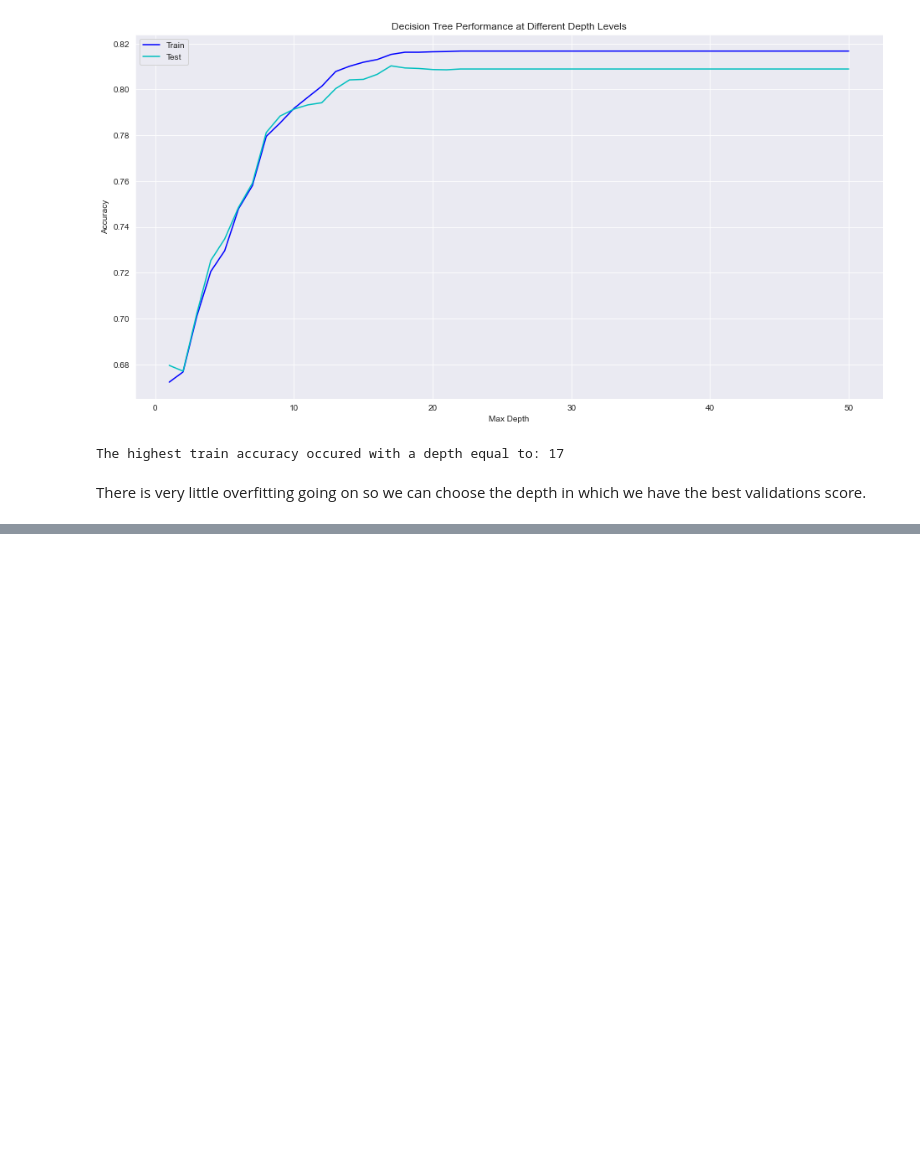
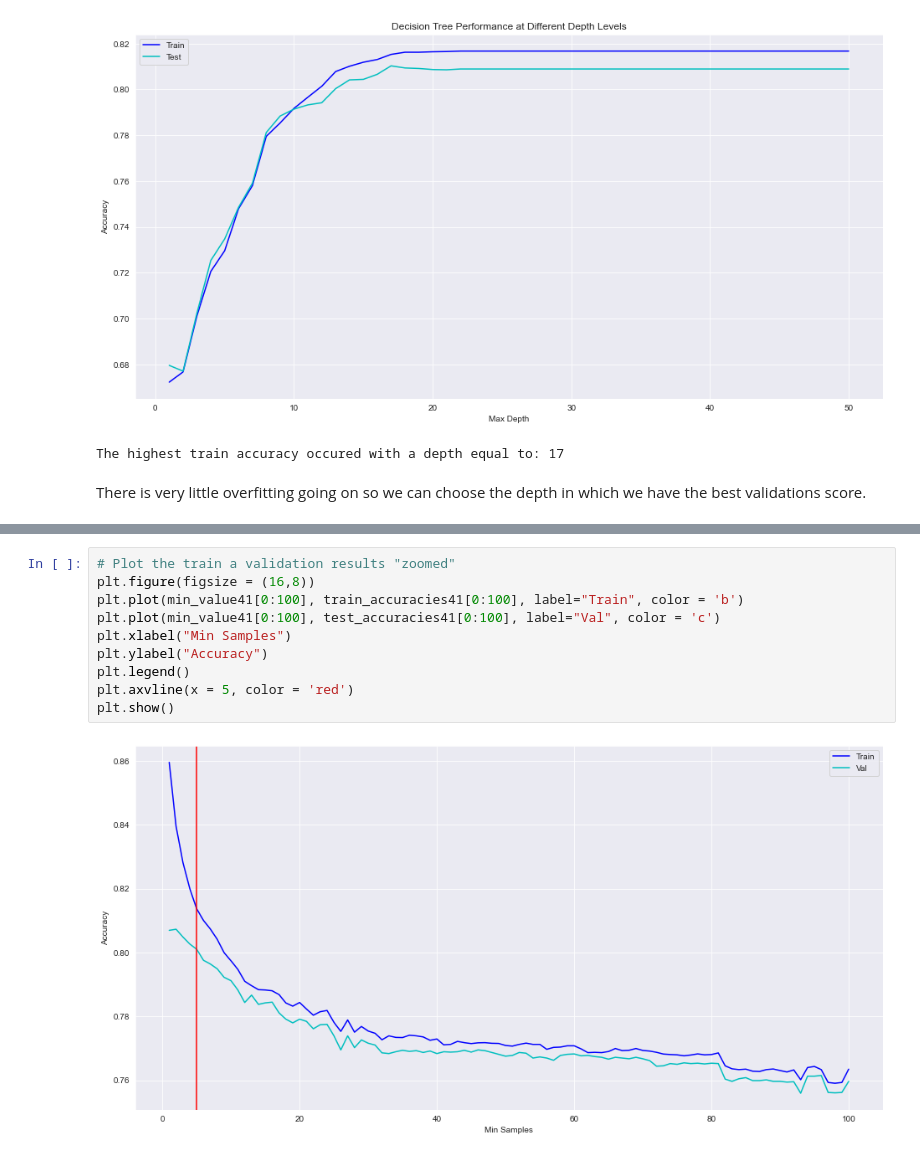
Before and after one commit to JordanFortney/recruitmentTargetsML, a Jupyter notebook: hrAnalytics.ipynb, the cells around one changed output, grey strips where cells are left out. Drawn from its saved outputs; the diff is of its cells as text; blank space fills up the shorter version.

```diff
--- a/hrAnalytics.ipynb
+++ b/hrAnalytics.ipynb
@@ -1716,0 +1472,12 @@ predXrfe
+# %%
+# Plot the train a validation results "zoomed"
+plt.figure(figsize = (16,8))
+plt.plot(min_value41[0:100], train_accuracies41[0:100], label="Train", color = 'b')
+plt.plot(min_value41[0:100], test_accuracies41[0:100], label="Val", color = 'c')
+plt.xlabel("Min Samples")
+plt.ylabel("Accuracy")
+plt.legend()
+plt.axvline(x = 5, color = 'red')
+plt.show()
+# %% [output]
+[figure, added]
```
Also changed, not shown: parts of 53 cells of this notebook, 6 other files.
